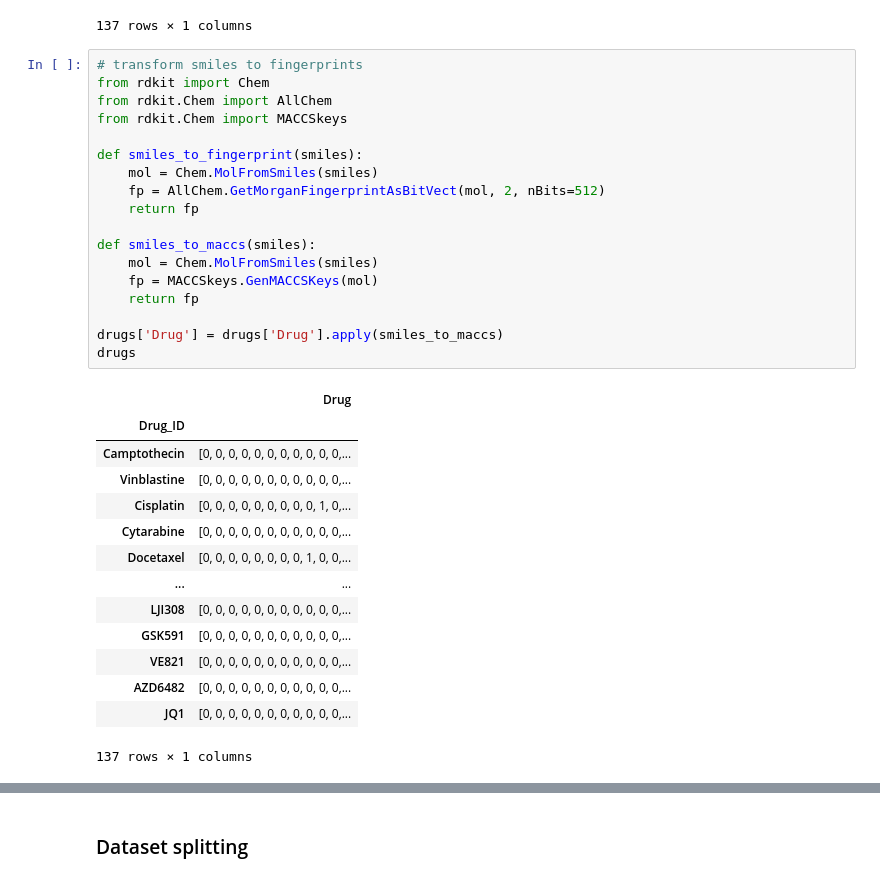
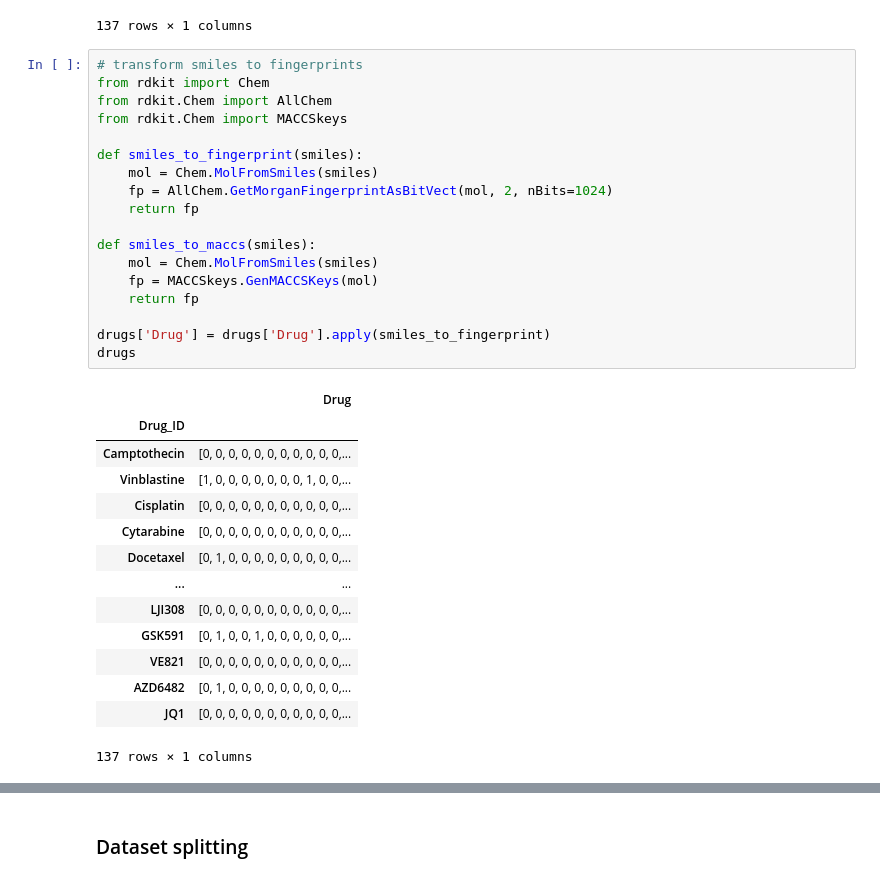
Before and after one commit to paulo-seixal/drug_sensitivity, a Jupyter notebook: baseline_ml.ipynb, the cells around one changed output, grey strips where cells are left out. Drawn from its saved outputs; the diff is of its cells as text.

```diff
--- a/baseline_ml.ipynb
+++ b/baseline_ml.ipynb
@@ -67,34 +67,34 @@ drugs
 # %%
 # transform smiles to fingerprints
 from rdkit import Chem
 from rdkit.Chem import AllChem
 from rdkit.Chem import MACCSkeys
 
 def smiles_to_fingerprint(smiles):
     mol = Chem.MolFromSmiles(smiles)
-    fp = AllChem.GetMorganFingerprintAsBitVect(mol, 2, nBits=512)
+    fp = AllChem.GetMorganFingerprintAsBitVect(mol, 2, nBits=1024)
     return fp
 
 def smiles_to_maccs(smiles):
     mol = Chem.MolFromSmiles(smiles)
     fp = MACCSkeys.GenMACCSKeys(mol)
     return fp
 
-drugs['Drug'] = drugs['Drug'].apply(smiles_to_maccs)
+drugs['Drug'] = drugs['Drug'].apply(smiles_to_fingerprint)
 drugs
 # %% [output]
 |  | Drug |
 | Drug_ID |  |
 | Camptothecin | [0, 0, 0, 0, 0, 0, 0, 0, 0, 0, 0,... |
-| Vinblastine | [0, 0, 0, 0, 0, 0, 0, 0, 0, 0, 0,... |
-| Cisplatin | [0, 0, 0, 0, 0, 0, 0, 0, 0, 1, 0,... |
+| Vinblastine | [1, 0, 0, 0, 0, 0, 0, 0, 1, 0, 0,... |
+| Cisplatin | [0, 0, 0, 0, 0, 0, 0, 0, 0, 0, 0,... |
 | Cytarabine | [0, 0, 0, 0, 0, 0, 0, 0, 0, 0, 0,... |
-| Docetaxel | [0, 0, 0, 0, 0, 0, 0, 0, 1, 0, 0,... |
+| Docetaxel | [0, 1, 0, 0, 0, 0, 0, 0, 0, 0, 0,... |
 | ... | ... |
 | LJI308 | [0, 0, 0, 0, 0, 0, 0, 0, 0, 0, 0,... |
-| GSK591 | [0, 0, 0, 0, 0, 0, 0, 0, 0, 0, 0,... |
+| GSK591 | [0, 1, 0, 0, 1, 0, 0, 0, 0, 0, 0,... |
 | VE821 | [0, 0, 0, 0, 0, 0, 0, 0, 0, 0, 0,... |
-| AZD6482 | [0, 0, 0, 0, 0, 0, 0, 0, 0, 0, 0,... |
+| AZD6482 | [0, 1, 0, 0, 0, 0, 0, 0, 0, 0, 0,... |
 | JQ1 | [0, 0, 0, 0, 0, 0, 0, 0, 0, 0, 0,... |
 137 rows × 1 columns
 # %%
```
Also changed, not shown: parts of 31 cells of this notebook.
